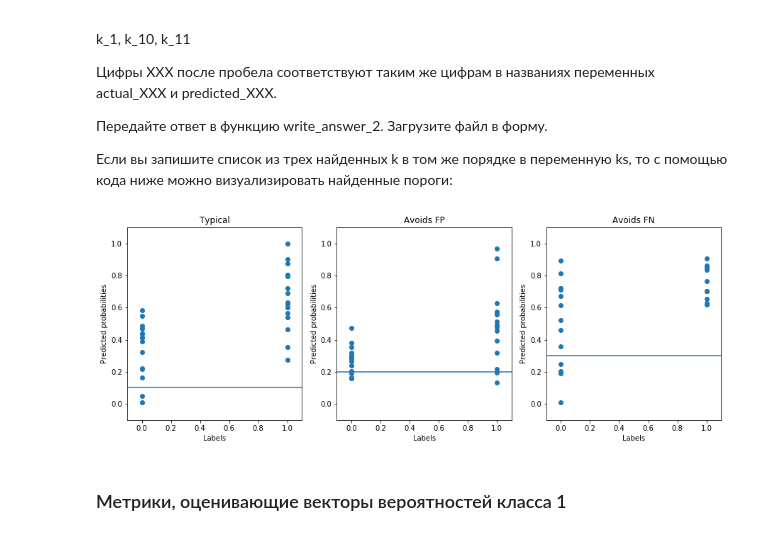
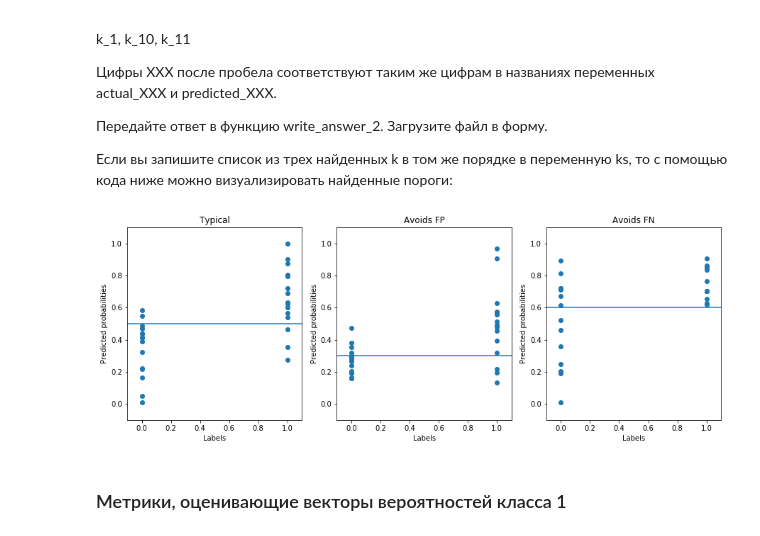
Before and after one commit to Alisa-Shabalina/yandex_ml_specialization, a Jupyter notebook: course_2/week_2/MetricsPA_Coursera.ipynb, the cells around one changed output. Cells and saved outputs as stored; diff of their text form; code cells hidden in the pictures.

```diff
--- a/course_2/week_2/MetricsPA_Coursera.ipynb
+++ b/course_2/week_2/MetricsPA_Coursera.ipynb
@@ -312,7 +312,7 @@ for actual, predicted in zip([actual_1, actual_10, actual_11],
     optimal_ks.append(ks[np.argmax(curr_answers)])
 # %%
 many_scatters([actual_1, actual_10, actual_11], [predicted_1, predicted_10, predicted_11],
-              np.array(ks)*0.1, ["Typical", "Avoids FP", "Avoids FN"], (1, 3))
+              np.array(optimal_ks)*0.1, ["Typical", "Avoids FP", "Avoids FN"], (1, 3))
 # %% [output]
-[figure, old version]
+[figure, new version]
 # %%
```
Also changed, not shown: parts of 1 cell of this notebook, 2 other files.
